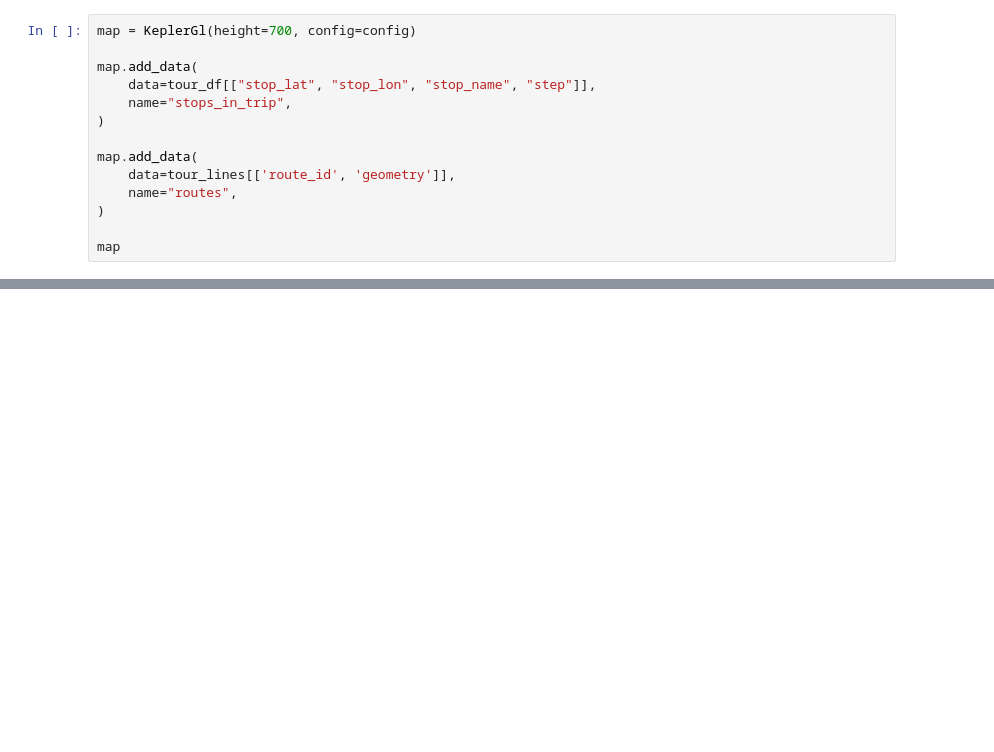
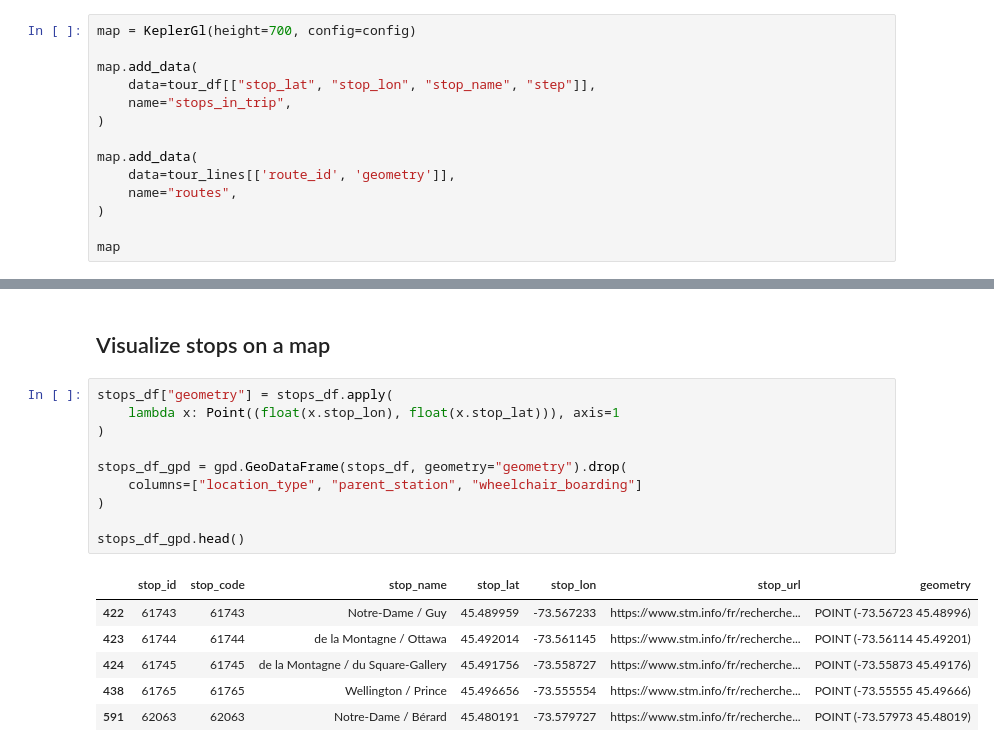
Before and after one commit to lakshyaag/Route-Optimization-STM, a Jupyter notebook: optimize.ipynb, the cells around one changed output, grey strips where cells are left out. Cells and saved outputs as stored; diff of their text form; blank space fills up the shorter version.

```diff
--- a/optimize.ipynb
+++ b/optimize.ipynb
@@ -428,0 +483,19 @@ map
+# %% [markdown]
+## Visualize stops on a map
+# %%
+stops_df["geometry"] = stops_df.apply(
+    lambda x: Point((float(x.stop_lon), float(x.stop_lat))), axis=1
+)
+
+stops_df_gpd = gpd.GeoDataFrame(stops_df, geometry="geometry").drop(
+    columns=["location_type", "parent_station", "wheelchair_boarding"]
+)
+
+stops_df_gpd.head()
+# %% [output]
+|  | stop_id | stop_code | stop_name | stop_lat | stop_lon | stop_url | geometry |
+| 422 | 61743 | 61743 | Notre-Dame / Guy | 45.489959 | -73.567233 | https://www.stm.info/fr/recherche... | POINT (-73.56723 45.48996) |
+| 423 | 61744 | 61744 | de la Montagne / Ottawa | 45.492014 | -73.561145 | https://www.stm.info/fr/recherche... | POINT (-73.56114 45.49201) |
+| 424 | 61745 | 61745 | de la Montagne / du Square-Gallery | 45.491756 | -73.558727 | https://www.stm.info/fr/recherche... | POINT (-73.55873 45.49176) |
+| 438 | 61765 | 61765 | Wellington / Prince | 45.496656 | -73.555554 | https://www.stm.info/fr/recherche... | POINT (-73.55555 45.49666) |
+| 591 | 62063 | 62063 | Notre-Dame / Bérard | 45.480191 | -73.579727 | https://www.stm.info/fr/recherche... | POINT (-73.57973 45.48019) |
```
Also changed, not shown: parts of 27 cells of this notebook, 3 other files.
